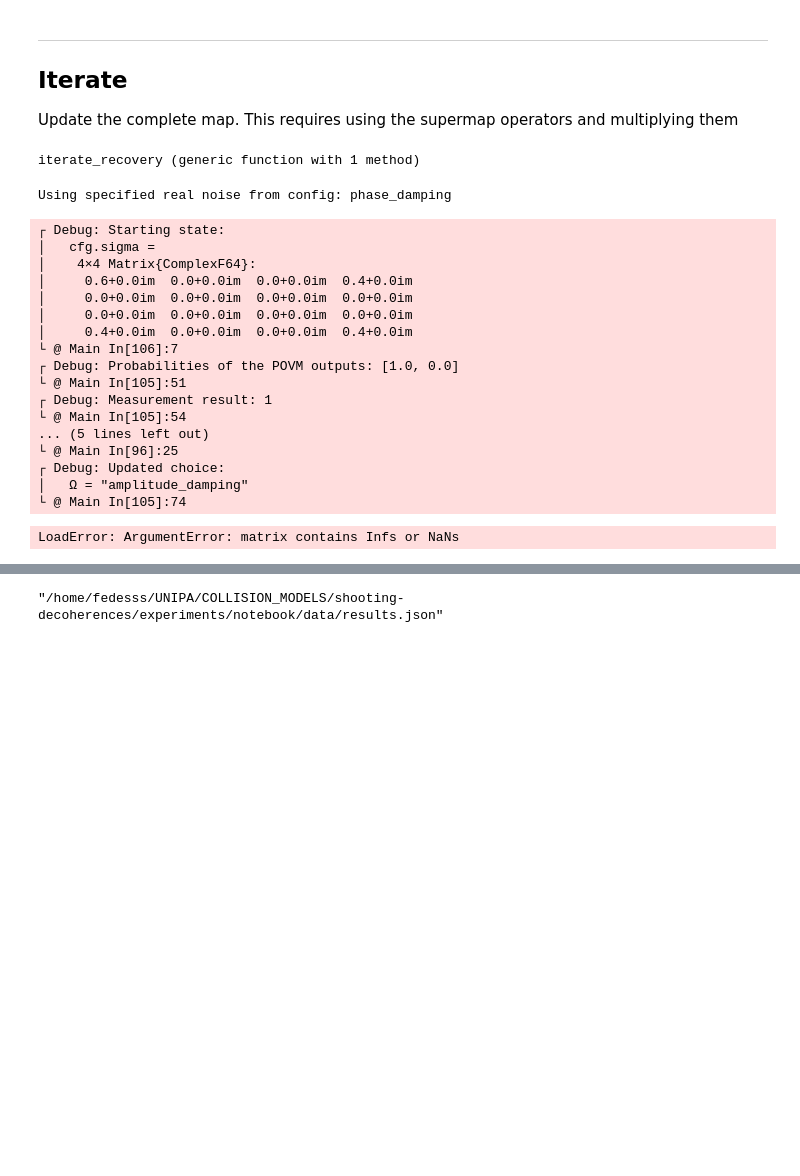
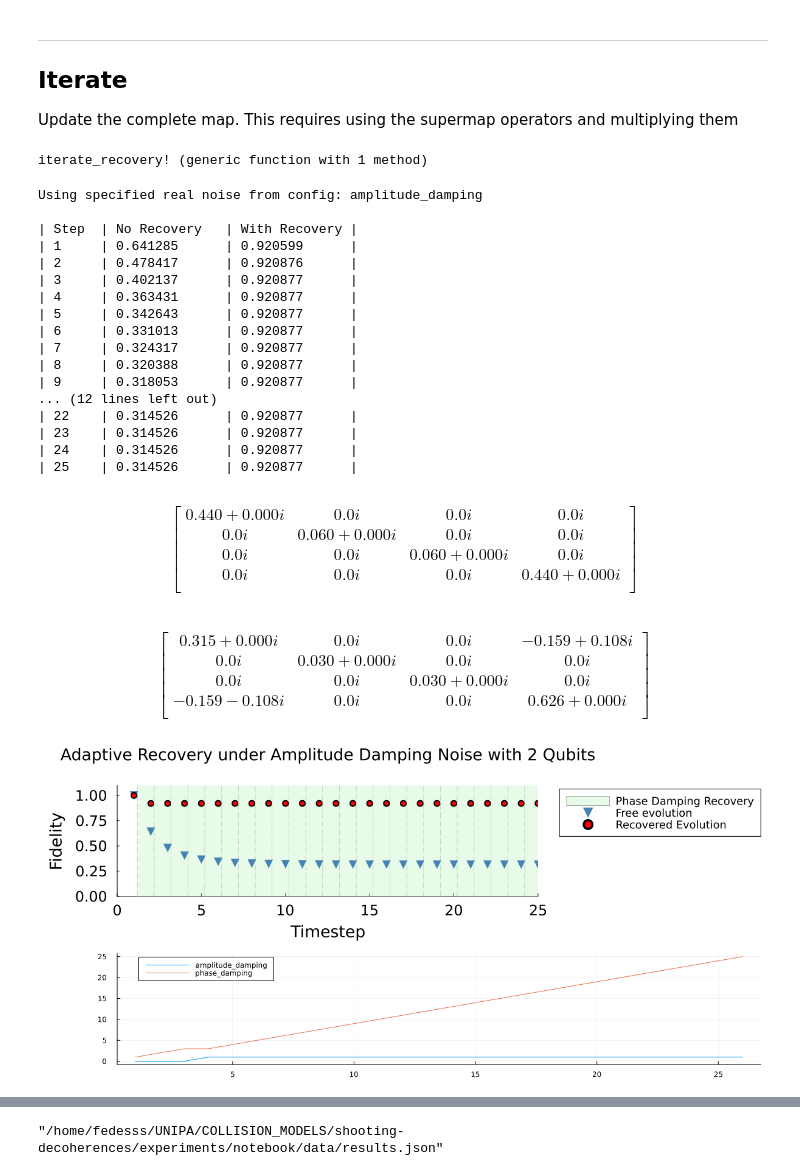
Before and after one commit to fedesss98/shooting-decoherences, a Jupyter notebook: notebooks/07-fede-measure-collapses.ipynb, the cells around one changed output, grey strips where cells are left out. Cells and saved outputs as stored; diff of their text form; code cells hidden in the pictures; blank space fills up the shorter version.

```diff
--- a/notebooks/07-fede-measure-collapses.ipynb
+++ b/notebooks/07-fede-measure-collapses.ipynb
@@ -68,9 +68,9 @@ recovery (generic function with 1 method)
 ## Setup
 # %%
 n_qubits = 2
-beta = 3.0
+beta = 1.0
 gamma = 1.0
-dt = 0.1
+dt = 1.0
 n_steps = 2
 
 recovery_type = "auto"  # 'auto', 'random', 'codespace', 'inputspace'
@@ -138,8 +138,8 @@ display(latexify(ρ0; fmt="%.3f"))
 ### Noise
 # %%
 noise_probabilities = [
-  (0.50, "amplitude_damping"),
-  (0.50, "phase_damping"),
+  (0.30, "amplitude_damping"),
+  (0.70, "phase_damping"),
 ]
 
 # ======================================
@@ -1006,2 +1006,4 @@ Updated noise guess:    amplitude_damping
 # %% [markdown]
 ### Step 5: Recovery
+# %%
+state.choice.current =2
@@ -1034,7 +1038,7 @@ Fidelity without recovery: 0.9287974791692014
 Update the complete map.
 This requires using the supermap operators and multiplying them
 # %%
-function iterate_recovery(
+function iterate_recovery!(
   step::Int, state::RecoveryState, config::RecoveryConfig, logs::RecoveryLogs
   )
 
@@ -1139,59 +1143,78 @@ function iterate_recovery(
 
 end
 # %% [output]
-iterate_recovery (generic function with 1 method)
+iterate_recovery! (generic function with 1 method)
 # %%
 # cfg, st, lgs = deepcopy(config), deepcopy(state), deepcopy(logs)
 
 cfg, st, lgs = load_configuration("../configs/config.toml");
 
 total_steps = cfg.n_timesteps
-with_logger(debuglogger) do
+# with_logger(debuglogger) do
 @debug "Starting state: " cfg.sigma
-  for step in 1:total_steps
-  iterate_recovery(step, st, cfg, lgs)
+for step in 1:total_steps
+  iterate_recovery!(step, st, cfg, lgs)
 
   step == 1 && @printf("| Step\t| No Recovery\t| With Recovery |\n")
   @printf("| %d\t|", step)
   @printf(" %.6f\t|", lgs.ref_fidelities[end])
   @printf(" %.6f\t|\n", lgs.fidelities[end])
 end
-end
+# end
 
 display(latexify(cfg.sigma; fmt="%.3f"))
 display(latexify(st.ρ0; fmt="%.3f"))
 g1 = plot_autorecovery(
   st, cfg, lgs;
   xlims=[0, total_steps],
   ylims=[0.0, 1.1],
   show=false
   )
 g2 = plot(
   [cumsum(st.choice.c1), cumsum(st.choice.c2)],
   label=[st.noise_options[1].name st.noise_options[2].name]
   )
 
 plot(g1, g2, layout=grid(2, 1), size=(1200, 550))
 # %% [output]
-Using specified real noise from config: phase_damping
+Using specified real noise from config: amplitude_damping
+
+| Step  | No Recovery   | With Recovery |
+| 1     | 0.641285      | 0.920599      |
+| 2     | 0.478417      | 0.920876      |
+| 3     | 0.402137      | 0.920877      |
+| 4     | 0.363431      | 0.920877      |
+| 5     | 0.342643      | 0.920877      |
+| 6     | 0.331013      | 0.920877      |
+| 7     | 0.324317      | 0.920877      |
+| 8     | 0.320388      | 0.920877      |
+| 9     | 0.318053      | 0.920877      |
+... (12 lines left out)
+| 22    | 0.314526      | 0.920877      |
+| 23    | 0.314526      | 0.920877      |
+| 24    | 0.314526      | 0.920877      |
+| 25    | 0.314526      | 0.920877      |
-┌ Debug: Starting state:
-│   cfg.sigma =
-│    4×4 Matrix{ComplexF64}:
-│     0.6+0.0im  0.0+0.0im  0.0+0.0im  0.4+0.0im
-│     0.0+0.0im  0.0+0.0im  0.0+0.0im  0.0+0.0im
-│     0.0+0.0im  0.0+0.0im  0.0+0.0im  0.0+0.0im
-│     0.4+0.0im  0.0+0.0im  0.0+0.0im  0.4+0.0im
-└ @ Main In[106]:7
-┌ Debug: Probabilities of the POVM outputs: [1.0, 0.0]
-└ @ Main In[105]:51
-┌ Debug: Measurement result: 1
-└ @ Main In[105]:54
-... (5 lines left out)
-└ @ Main In[96]:25
-┌ Debug: Updated choice:
-│   Ω = "amplitude_damping"
-└ @ Main In[105]:74
-LoadError: ArgumentError: matrix contains Infs or NaNs
+\begin{equation}
+\left[
+\begin{array}{cccc}
+0.440+0.000\mathit{i} & 0.0\mathit{i} & 0.0\mathit{i} & 0.0\mathit{i} \\
+0.0\mathit{i} & 0.060+0.000\mathit{i} & 0.0\mathit{i} & 0.0\mathit{i} \\
+0.0\mathit{i} & 0.0\mathit{i} & 0.060+0.000\mathit{i} & 0.0\mathit{i} \\
+0.0\mathit{i} & 0.0\mathit{i} & 0.0\mathit{i} & 0.440+0.000\mathit{i} \\
+\end{array}
+\right]
+\end{equation}
+\begin{equation}
+\left[
+\begin{array}{cccc}
+0.315+0.000\mathit{i} & 0.0\mathit{i} & 0.0\mathit{i} & -0.159+0.108\mathit{i} \\
+0.0\mathit{i} & 0.030+0.000\mathit{i} & 0.0\mathit{i} & 0.0\mathit{i} \\
+0.0\mathit{i} & 0.0\mathit{i} & 0.030+0.000\mathit{i} & 0.0\mathit{i} \\
+-0.159-0.108\mathit{i} & 0.0\mathit{i} & 0.0\mathit{i} & 0.626+0.000\mathit{i} \\
+\end{array}
+\right]
+\end{equation}
+[figure, added]
 # %%
 g1 = plot_autorecovery(
   st, cfg, lgs;
```
Also changed, not shown: parts of 30 cells of this notebook.
